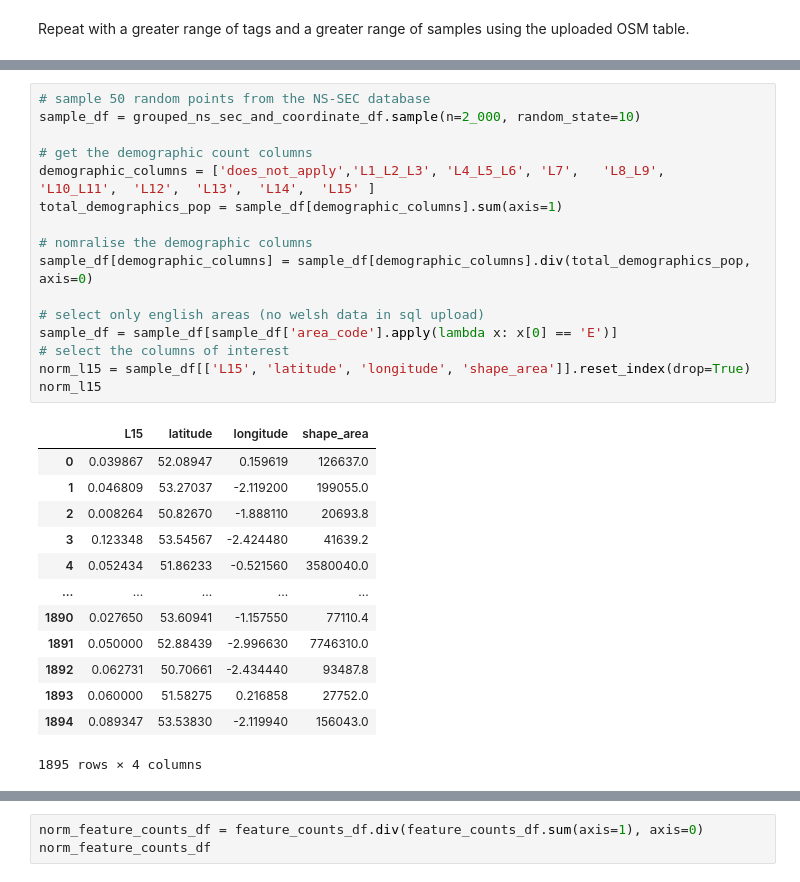
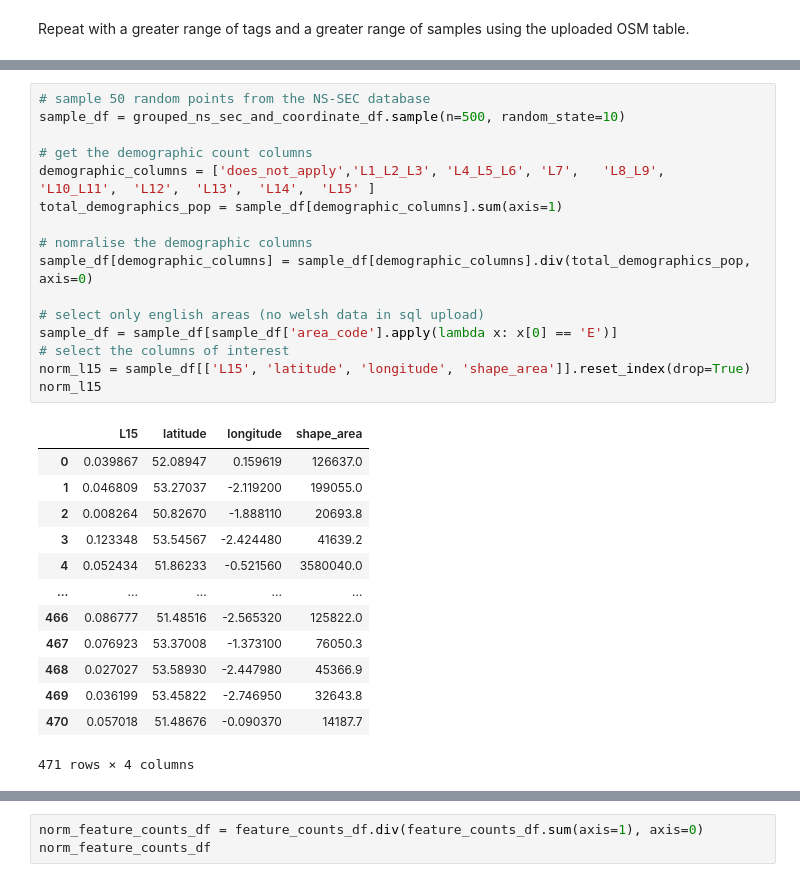
Before and after one commit to jr919cam/jr919_ads_2024, a Jupyter notebook: _notebooks/ads_course_assessment.ipynb, the cells around one changed output, grey strips where cells are left out. Cells and saved outputs as stored; diff of their text form.

```diff
--- a/_notebooks/ads_course_assessment.ipynb
+++ b/_notebooks/ads_course_assessment.ipynb
@@ -757,32 +768,32 @@ def get_pois_count_df_from_coords(lats, longs, tags, areas):
   return pois_count_df
 # %%
 # sample 50 random points from the NS-SEC database
-sample_df = grouped_ns_sec_and_coordinate_df.sample(n=2_000, random_state=10)
+sample_df = grouped_ns_sec_and_coordinate_df.sample(n=500, random_state=10)
 
 # get the demographic count columns
 demographic_columns = ['does_not_apply','L1_L2_L3',	'L4_L5_L6',	'L7',	'L8_L9',	'L10_L11',	'L12',	'L13',	'L14',	'L15' ]
 total_demographics_pop = sample_df[demographic_columns].sum(axis=1)
 
 # nomralise the demographic columns
 sample_df[demographic_columns] = sample_df[demographic_columns].div(total_demographics_pop, axis=0)
 
 # select only english areas (no welsh data in sql upload)
 sample_df = sample_df[sample_df['area_code'].apply(lambda x: x[0] == 'E')]
 # select the columns of interest
 norm_l15 = sample_df[['L15', 'latitude', 'longitude', 'shape_area']].reset_index(drop=True)
 norm_l15
 # %% [output]
 |  | L15 | latitude | longitude | shape_area |
 | 0 | 0.039867 | 52.08947 | 0.159619 | 126637.0 |
 | 1 | 0.046809 | 53.27037 | -2.119200 | 199055.0 |
 | 2 | 0.008264 | 50.82670 | -1.888110 | 20693.8 |
 | 3 | 0.123348 | 53.54567 | -2.424480 | 41639.2 |
 | 4 | 0.052434 | 51.86233 | -0.521560 | 3580040.0 |
 | ... | ... | ... | ... | ... |
-| 1890 | 0.027650 | 53.60941 | -1.157550 | 77110.4 |
-| 1891 | 0.050000 | 52.88439 | -2.996630 | 7746310.0 |
-| 1892 | 0.062731 | 50.70661 | -2.434440 | 93487.8 |
-| 1893 | 0.060000 | 51.58275 | 0.216858 | 27752.0 |
-| 1894 | 0.089347 | 53.53830 | -2.119940 | 156043.0 |
+| 466 | 0.086777 | 51.48516 | -2.565320 | 125822.0 |
+| 467 | 0.076923 | 53.37008 | -1.373100 | 76050.3 |
+| 468 | 0.027027 | 53.58930 | -2.447980 | 45366.9 |
+| 469 | 0.036199 | 53.45822 | -2.746950 | 32643.8 |
+| 470 | 0.057018 | 51.48676 | -0.090370 | 14187.7 |
-1895 rows × 4 columns
+471 rows × 4 columns
 # %%
```
Also changed, not shown: parts of 6 cells of this notebook.
